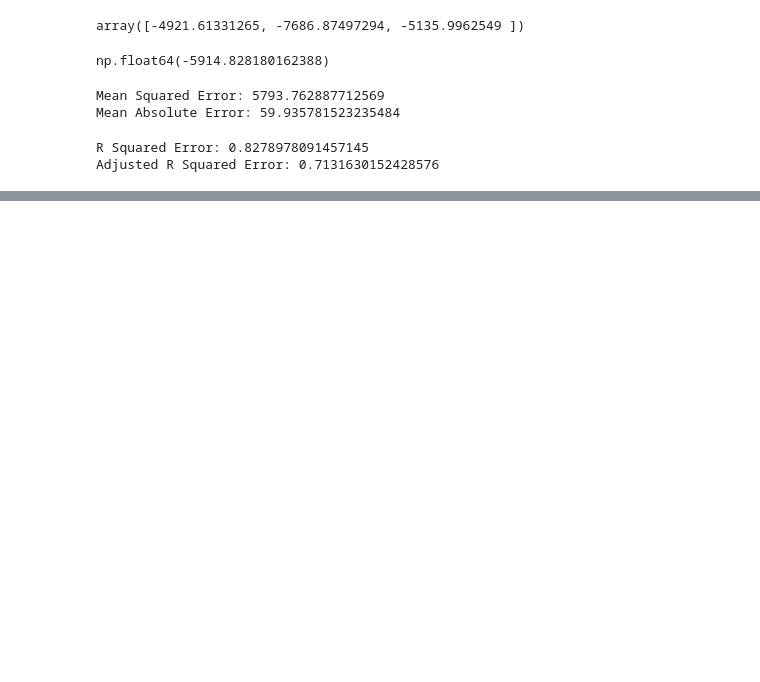
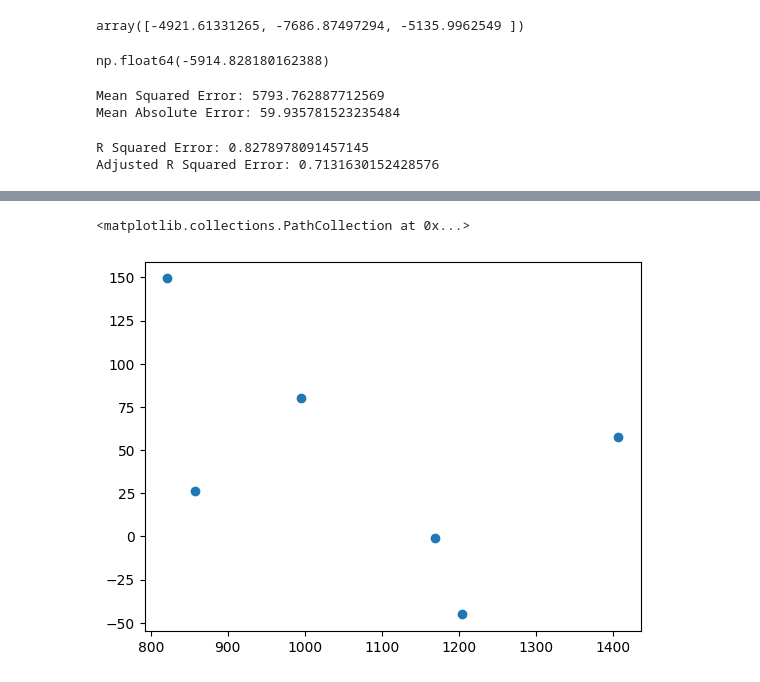
Before and after one commit to NarnindiMounica/Machine_Learning_Works, a Jupyter notebook: Regression/multiple_linear_regression.ipynb, the cells around one changed output, grey strips where cells are left out. Cells and saved outputs as stored; diff of their text form; code cells hidden in the pictures; blank space fills up the shorter version.

```diff
--- a/Regression/multiple_linear_regression.ipynb
+++ b/Regression/multiple_linear_regression.ipynb
@@ -140,0 +180,7 @@ Adjusted R Squared Error: 0.7131630152428576
+# %%
+#scatter plot between y_pred and residuals
+
+plt.scatter(y_pred, residual)
+# %% [output]
+<matplotlib.collections.PathCollection at 0x...>
+[figure, added]
```
Also changed, not shown: parts of 7 cells of this notebook.
